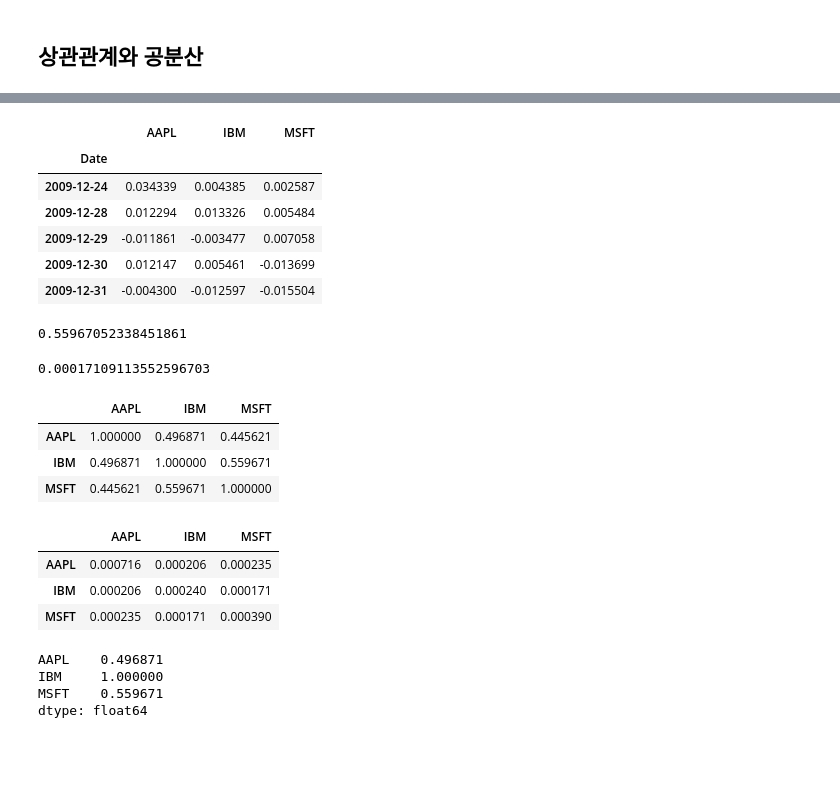
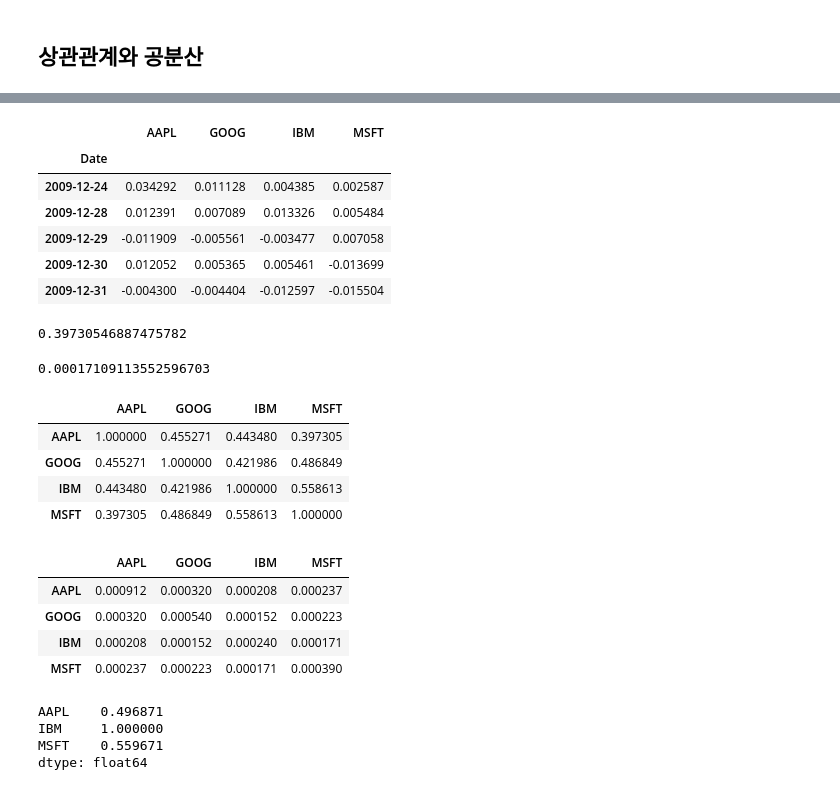
Before and after one commit to lseongjoo/bigpy, a Jupyter notebook: pandas.ipynb, the cells around one changed output, grey strips where cells are left out. Drawn from its saved outputs; the diff is of its cells as text; code cells hidden in the pictures; blank space fills up the shorter version.

```diff
--- a/pandas.ipynb
+++ b/pandas.ipynb
@@ -1250,26 +1759,26 @@ UnboundLocalError: local variable 'rs' referenced before assignment
 import pandas.io.data as web
 
 all_data = {}
-for ticker in ['AAPL', 'IBM', 'MSFT']:
-    all_data[ticker]=web.get_data_yahoo(ticker, '1/1/2005', '1/1/2010')
+for ticker in ['AAPL', 'IBM', 'MSFT', 'GOOG']:
+    all_data[ticker]=web.get_data_google(ticker, '1/1/2005', '1/1/2010')
 
-price = DataFrame({tic: data['Adj Close'] for tic, data in all_data.iteritems()})
+price = DataFrame({tic: data['Close'] for tic, data in all_data.iteritems()})
 volume = DataFrame({tic: data['Volume'] for tic, data in all_data.iteritems()})
 # %%
 returns = price.pct_change()
-returns.tail()
+returns[-5:]
 # %% [output]
-|  | AAPL | IBM | MSFT |
-| Date |  |  |  |
-| 2009-12-24 | 0.034339 | 0.004385 | 0.002587 |
-| 2009-12-28 | 0.012294 | 0.013326 | 0.005484 |
-| 2009-12-29 | -0.011861 | -0.003477 | 0.007058 |
-| 2009-12-30 | 0.012147 | 0.005461 | -0.013699 |
-| 2009-12-31 | -0.004300 | -0.012597 | -0.015504 |
+|  | AAPL | GOOG | IBM | MSFT |
+| Date |  |  |  |  |
+| 2009-12-24 | 0.034292 | 0.011128 | 0.004385 | 0.002587 |
+| 2009-12-28 | 0.012391 | 0.007089 | 0.013326 | 0.005484 |
+| 2009-12-29 | -0.011909 | -0.005561 | -0.003477 | 0.007058 |
+| 2009-12-30 | 0.012052 | 0.005365 | 0.005461 | -0.013699 |
+| 2009-12-31 | -0.004300 | -0.004404 | -0.012597 | -0.015504 |
 # %%
-returns.MSFT.corr(returns.IBM)
+returns.AAPL.corr(returns.MSFT)
 # %% [output]
-0.55967052338451861
+0.39730546887475782
 # %%
 returns.MSFT.cov(returns.IBM)
 # %% [output]
@@ -1277,17 +1786,19 @@ returns.MSFT.cov(returns.IBM)
 # %%
 returns.corr()
 # %% [output]
-|  | AAPL | IBM | MSFT |
-| AAPL | 1.000000 | 0.496871 | 0.445621 |
-| IBM | 0.496871 | 1.000000 | 0.559671 |
-| MSFT | 0.445621 | 0.559671 | 1.000000 |
+|  | AAPL | GOOG | IBM | MSFT |
+| AAPL | 1.000000 | 0.455271 | 0.443480 | 0.397305 |
+| GOOG | 0.455271 | 1.000000 | 0.421986 | 0.486849 |
+| IBM | 0.443480 | 0.421986 | 1.000000 | 0.558613 |
+| MSFT | 0.397305 | 0.486849 | 0.558613 | 1.000000 |
 # %%
 returns.cov()
 # %% [output]
-|  | AAPL | IBM | MSFT |
-| AAPL | 0.000716 | 0.000206 | 0.000235 |
-| IBM | 0.000206 | 0.000240 | 0.000171 |
-| MSFT | 0.000235 | 0.000171 | 0.000390 |
+|  | AAPL | GOOG | IBM | MSFT |
+| AAPL | 0.000912 | 0.000320 | 0.000208 | 0.000237 |
+| GOOG | 0.000320 | 0.000540 | 0.000152 | 0.000223 |
+| IBM | 0.000208 | 0.000152 | 0.000240 | 0.000171 |
+| MSFT | 0.000237 | 0.000223 | 0.000171 | 0.000390 |
 # %%
 returns.corrwith(returns.IBM)
 # %% [output]
```
Also changed, not shown: parts of 59 cells of this notebook.
